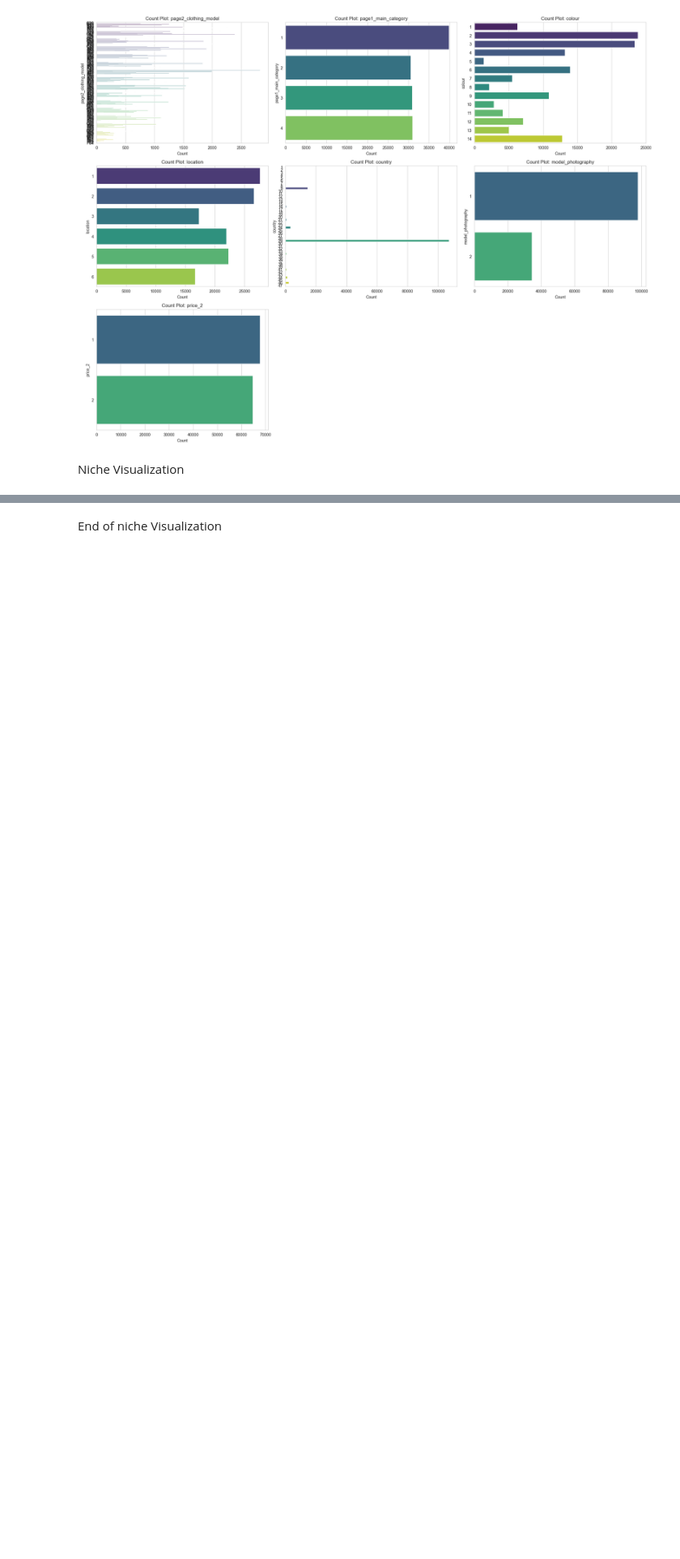
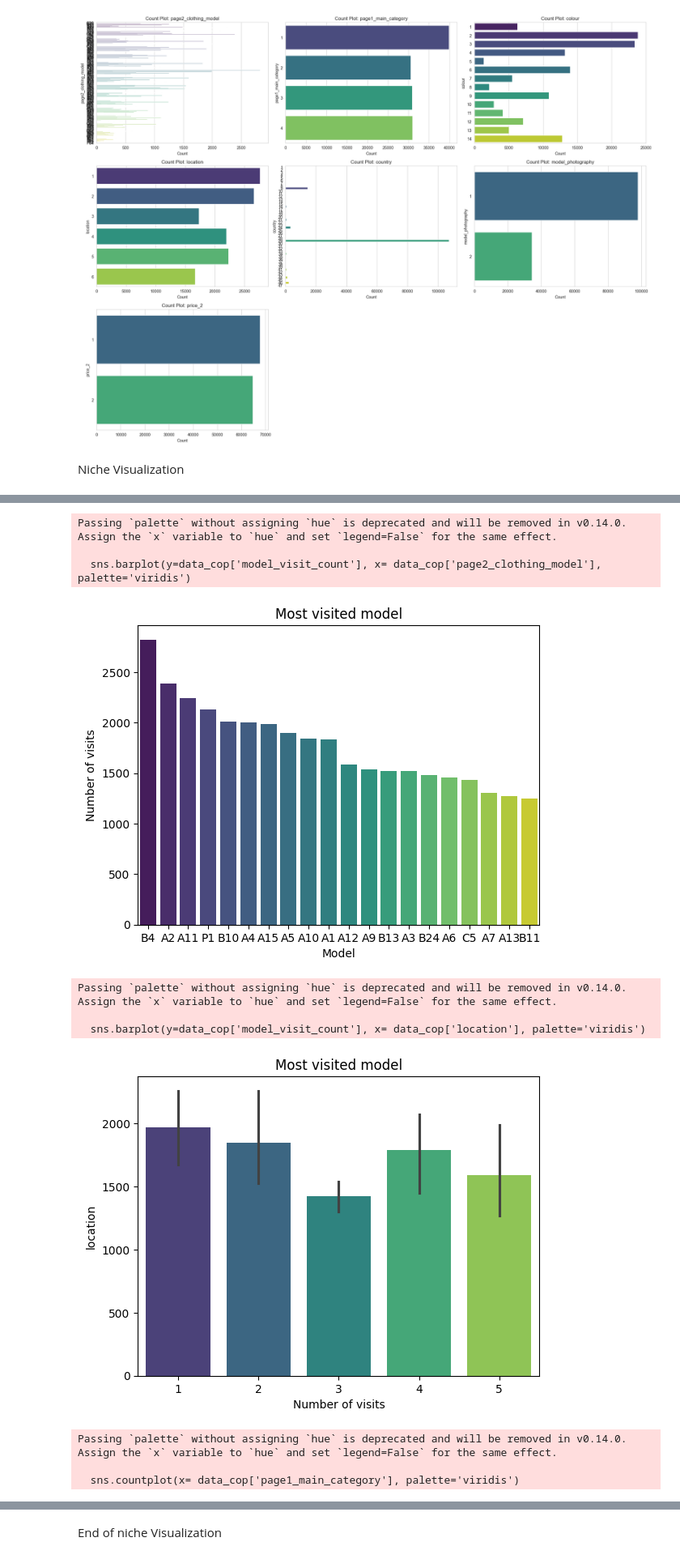
Before and after one commit to Aravind-M2/E-Commerce-Customer-conversion, a Jupyter notebook: data exploration.ipynb, the cells around one changed output, grey strips where cells are left out. Shown at 81% size. Drawn from its saved outputs; the diff is of its cells as text; code cells hidden in the pictures; blank space fills up the shorter version.

```diff
--- a/data exploration.ipynb
+++ b/data exploration.ipynb
@@ -181,0 +203,47 @@ Niche Visualization
+# %%
+#top buyer
+data_cop = data.copy()
+# data_temp = data_cop.copy()
+model_visit_count = data_cop['page2_clothing_model'].value_counts()
+data_cop['model_visit_count'] = data_cop['page2_clothing_model'].map(model_visit_count)
+data_cop.drop_duplicates(subset = ['page2_clothing_model'], inplace=True)
+data_cop = data_cop.sort_values(by='model_visit_count', ascending= False).head(20)
+
+sns.barplot(y=data_cop['model_visit_count'], x= data_cop['page2_clothing_model'], palette='viridis')
+plt.title('Most visited model')
+plt.ylabel('Number of visits')
+plt.xlabel('Model')
+
+# Adjust layout to prevent overlap and display the plots
+# plt.tight_layout()
+plt.show()
+
+sns.barplot(y=data_cop['model_visit_count'], x= data_cop['location'], palette='viridis')
+plt.title('Most visited model')
+plt.xlabel('Number of visits')
+plt.ylabel('location')
+plt.show()
+
+sns.countplot(x= data_cop['page1_main_category'], palette='viridis')
+plt.title('Most visited category')
+plt.ylabel('Number of visits')
+plt.xlabel('page1_main_category')
+plt.show()
+
+sns.countplot(x= data_cop['colour'], palette='viridis')
+plt.title('Most visited colours')
+plt.ylabel('Number of visits')
+plt.xlabel('colours')
+plt.show()
+# %% [output]
+Passing `palette` without assigning `hue` is deprecated and will be removed in v0.14.0. Assign the `x` variable to `hue` and set `legend=False` for the same effect.
+
+  sns.barplot(y=data_cop['model_visit_count'], x= data_cop['page2_clothing_model'], palette='viridis')
+[figure, added]
+Passing `palette` without assigning `hue` is deprecated and will be removed in v0.14.0. Assign the `x` variable to `hue` and set `legend=False` for the same effect.
+
+  sns.barplot(y=data_cop['model_visit_count'], x= data_cop['location'], palette='viridis')
+[figure, added]
+Passing `palette` without assigning `hue` is deprecated and will be removed in v0.14.0. Assign the `x` variable to `hue` and set `legend=False` for the same effect.
+
+  sns.countplot(x= data_cop['page1_main_category'], palette='viridis')
```
Also changed, not shown: parts of 5 cells of this notebook.
